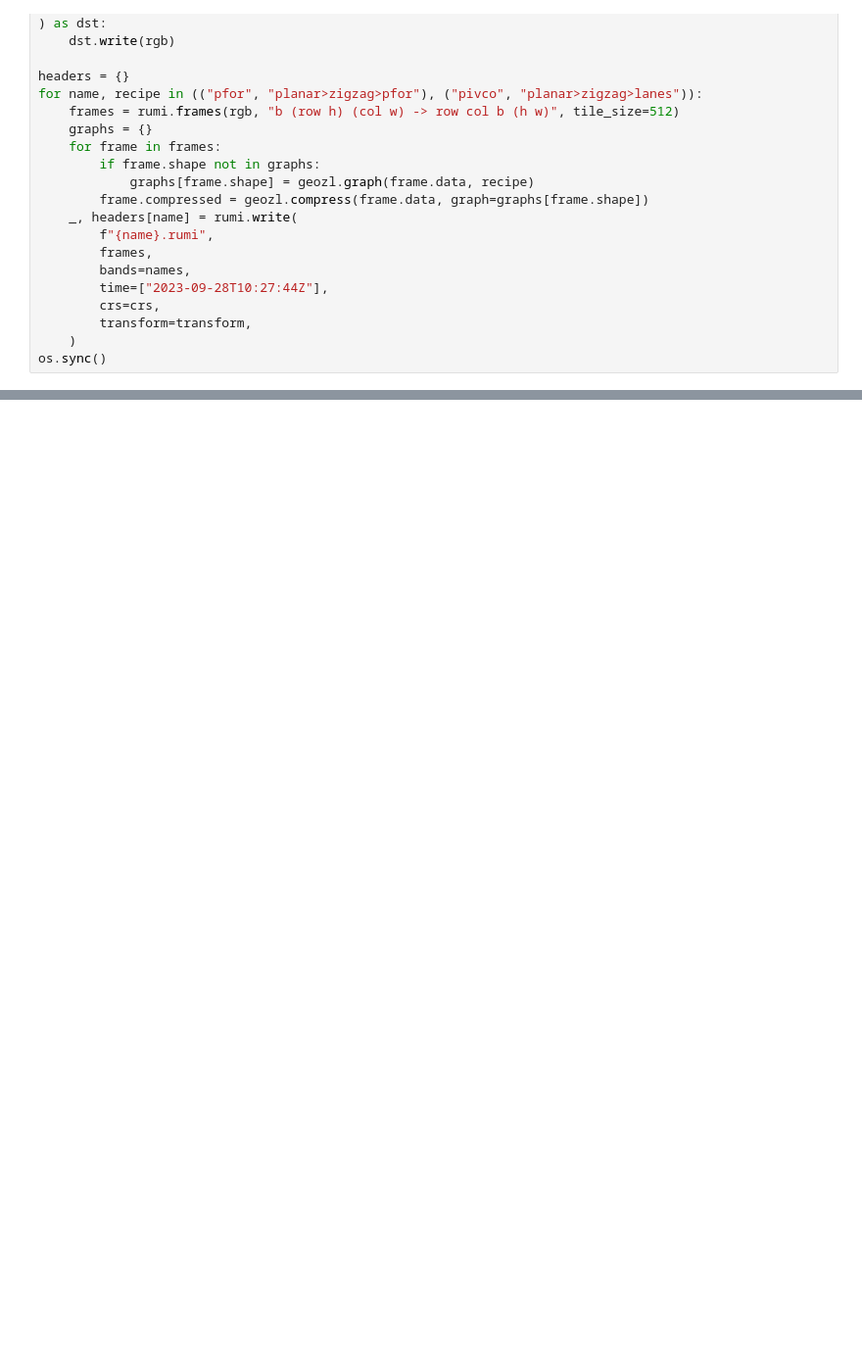
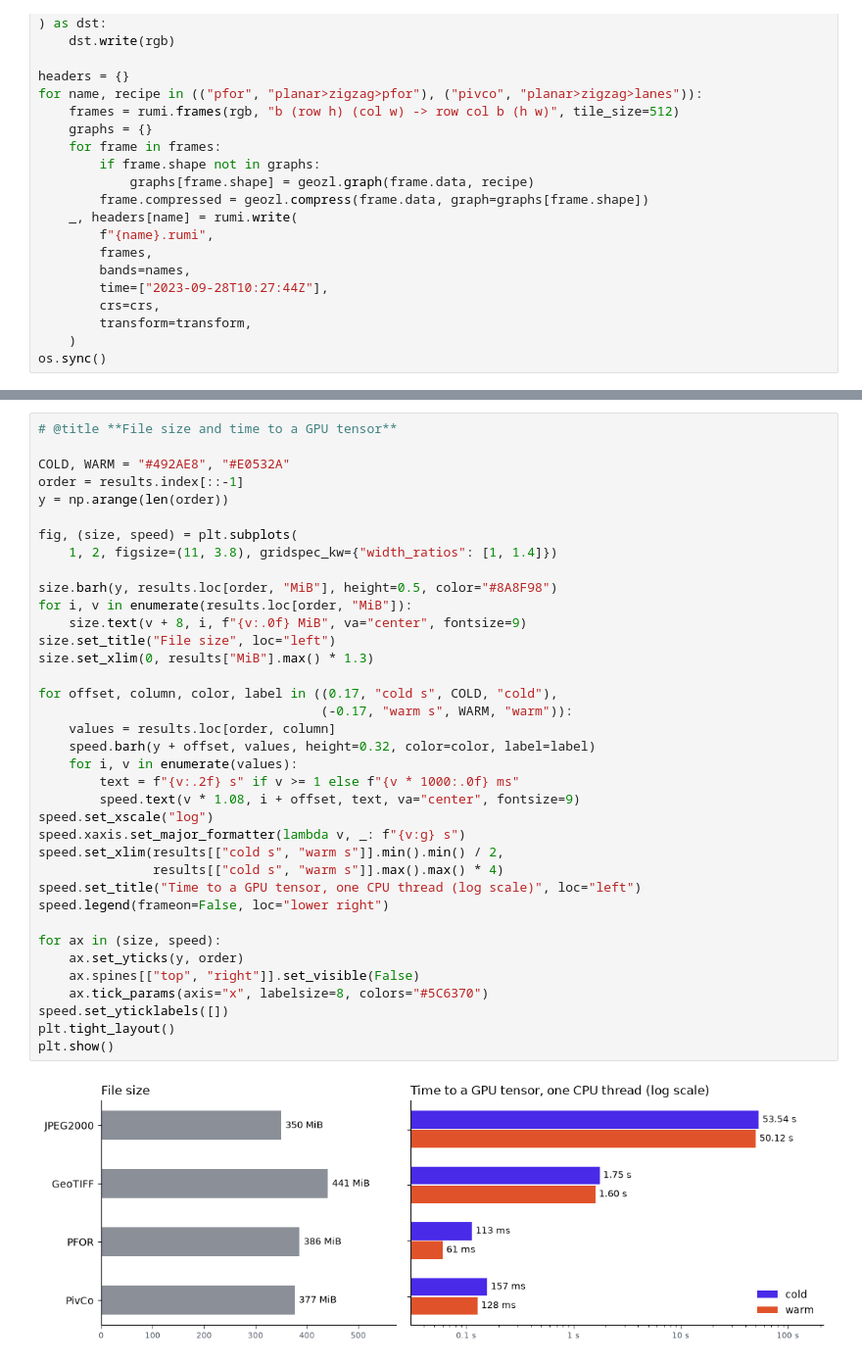
Before and after one commit to asterisk-labs/geozl, a Jupyter notebook: docs/notebooks/sentinel2-cuda-benchmark.ipynb, the cells around one changed output, grey strips where cells are left out. Shown at 98% size. Cells and saved outputs as stored; diff of their text form; blank space fills up the shorter version.

```diff
--- a/docs/notebooks/sentinel2-cuda-benchmark.ipynb
+++ b/docs/notebooks/sentinel2-cuda-benchmark.ipynb
@@ -160,0 +177,39 @@ JPEG2000 is still the smallest file, but PivCo is only 7% bigger. Choose PFOR fo
+# %%
+# @title **File size and time to a GPU tensor**
+
+COLD, WARM = "#492AE8", "#E0532A"
+order = results.index[::-1]
+y = np.arange(len(order))
+
+fig, (size, speed) = plt.subplots(
+    1, 2, figsize=(11, 3.8), gridspec_kw={"width_ratios": [1, 1.4]})
+
+size.barh(y, results.loc[order, "MiB"], height=0.5, color="#8A8F98")
+for i, v in enumerate(results.loc[order, "MiB"]):
+    size.text(v + 8, i, f"{v:.0f} MiB", va="center", fontsize=9)
+size.set_title("File size", loc="left")
+size.set_xlim(0, results["MiB"].max() * 1.3)
+
+for offset, column, color, label in ((0.17, "cold s", COLD, "cold"),
+                                     (-0.17, "warm s", WARM, "warm")):
+    values = results.loc[order, column]
+    speed.barh(y + offset, values, height=0.32, color=color, label=label)
+    for i, v in enumerate(values):
+        text = f"{v:.2f} s" if v >= 1 else f"{v * 1000:.0f} ms"
+        speed.text(v * 1.08, i + offset, text, va="center", fontsize=9)
+speed.set_xscale("log")
+speed.xaxis.set_major_formatter(lambda v, _: f"{v:g} s")
+speed.set_xlim(results[["cold s", "warm s"]].min().min() / 2,
+               results[["cold s", "warm s"]].max().max() * 4)
+speed.set_title("Time to a GPU tensor, one CPU thread (log scale)", loc="left")
+speed.legend(frameon=False, loc="lower right")
+
+for ax in (size, speed):
+    ax.set_yticks(y, order)
+    ax.spines[["top", "right"]].set_visible(False)
+    ax.tick_params(axis="x", labelsize=8, colors="#5C6370")
+speed.set_yticklabels([])
+plt.tight_layout()
+plt.show()
+# %% [output]
+[figure, added]
```
Also changed, not shown: parts of 14 cells of this notebook, 4 other files.
